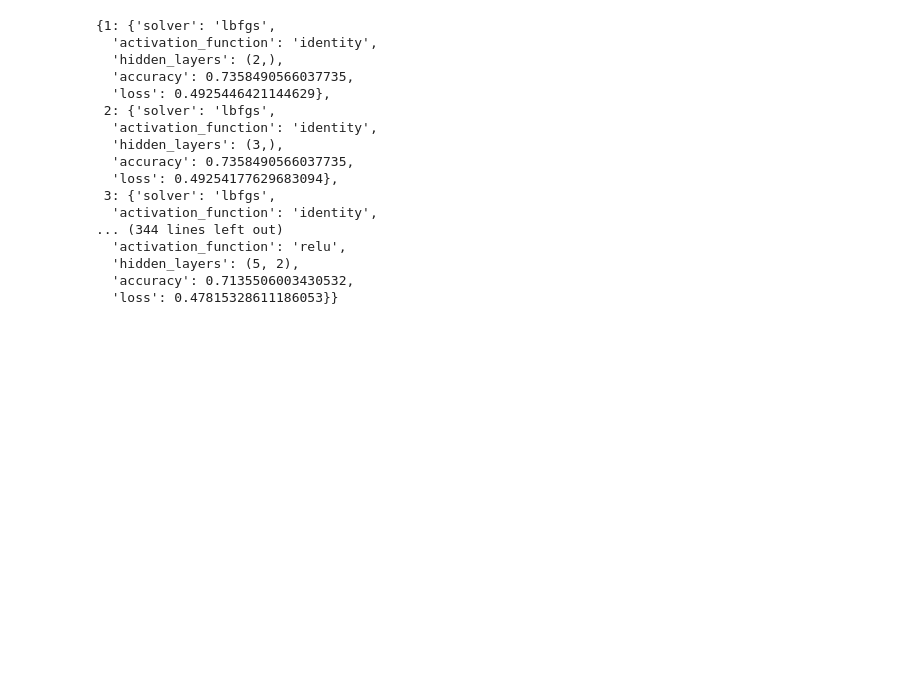
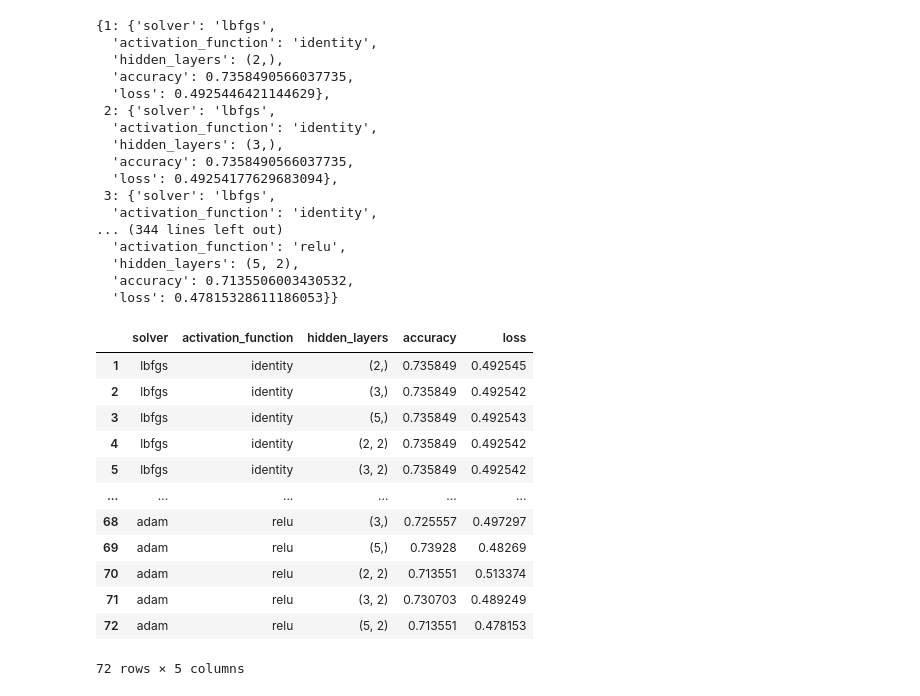
Before and after one commit to shinjinighosh/liver-cancer-pred, a Jupyter notebook: MLP Playground.ipynb, the cells around one changed output. Cells and saved outputs as stored; diff of their text form; code cells hidden in the pictures; blank space fills up the shorter version.

Commit message:
finished comparison with 81.8% accuracy

```diff
--- a/MLP Playground.ipynb
+++ b/MLP Playground.ipynb
@@ -144,3 +144,21 @@ comparison_dict
   'hidden_layers': (5, 2),
   'accuracy': 0.7135506003430532,
   'loss': 0.47815328611186053}}
+# %%
+comparison_df = pd.DataFrame(comparison_dict).T
+# %%
+comparison_df
+# %% [output]
+|  | solver | activation_function | hidden_layers | accuracy | loss |
+| 1 | lbfgs | identity | (2,) | 0.735849 | 0.492545 |
+| 2 | lbfgs | identity | (3,) | 0.735849 | 0.492542 |
+| 3 | lbfgs | identity | (5,) | 0.735849 | 0.492543 |
+| 4 | lbfgs | identity | (2, 2) | 0.735849 | 0.492542 |
+| 5 | lbfgs | identity | (3, 2) | 0.735849 | 0.492542 |
+| ... | ... | ... | ... | ... | ... |
+| 68 | adam | relu | (3,) | 0.725557 | 0.497297 |
+| 69 | adam | relu | (5,) | 0.73928 | 0.48269 |
+| 70 | adam | relu | (2, 2) | 0.713551 | 0.513374 |
+| 71 | adam | relu | (3, 2) | 0.730703 | 0.489249 |
+| 72 | adam | relu | (5, 2) | 0.713551 | 0.478153 |
+72 rows × 5 columns
```
Also changed, not shown: parts of 2 cells of this notebook.
